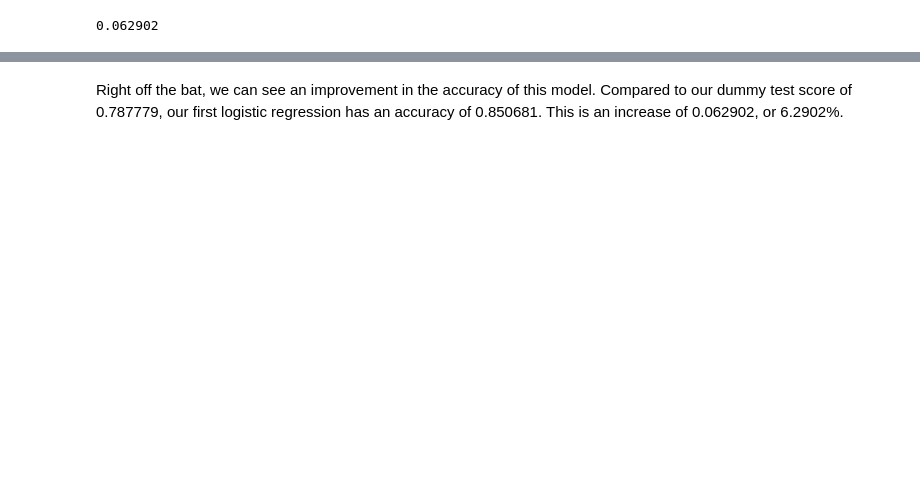
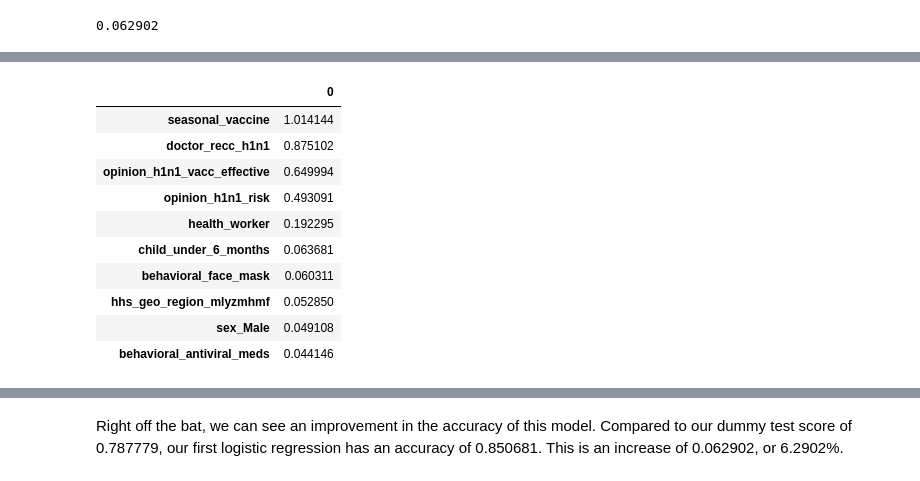
Before and after one commit to ChumpyDuelle/h1n1-and-seasonal-flu-vaccines, a Jupyter notebook: h1n1-and-seasonal-flu-vaccines.ipynb, the cells around one changed output, grey strips where cells are left out. Saved outputs shown, nothing was run; the diff lists cells and outputs as text; code cells hidden in the pictures; blank space fills up the shorter version.

```diff
--- a/h1n1-and-seasonal-flu-vaccines.ipynb
+++ b/h1n1-and-seasonal-flu-vaccines.ipynb
@@ -1393,0 +1439,15 @@ round((logreg_one_test_score - X_test_dummy_score), 6)
+# %%
+logreg_top_ten = logreg_weights_sorted[:10]
+logreg_top_ten
+# %% [output]
+|  | 0 |
+| seasonal_vaccine | 1.014144 |
+| doctor_recc_h1n1 | 0.875102 |
+| opinion_h1n1_vacc_effective | 0.649994 |
+| opinion_h1n1_risk | 0.493091 |
+| health_worker | 0.192295 |
+| child_under_6_months | 0.063681 |
+| behavioral_face_mask | 0.060311 |
+| hhs_geo_region_mlyzmhmf | 0.052850 |
+| sex_Male | 0.049108 |
+| behavioral_antiviral_meds | 0.044146 |
```
Also changed, not shown: parts of 36 cells of this notebook.
